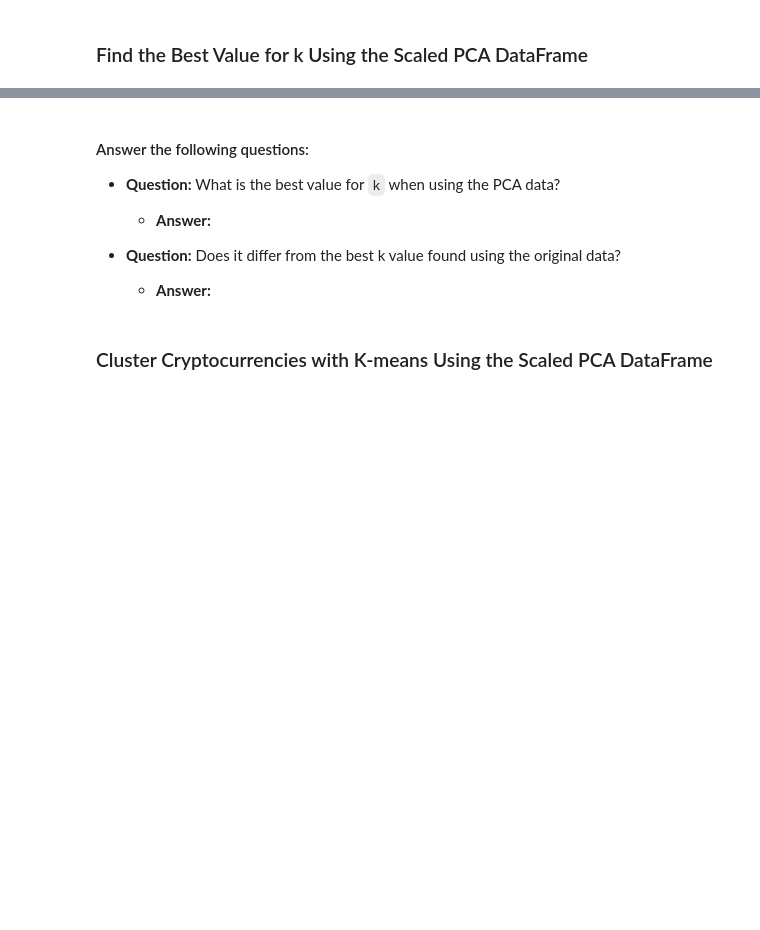
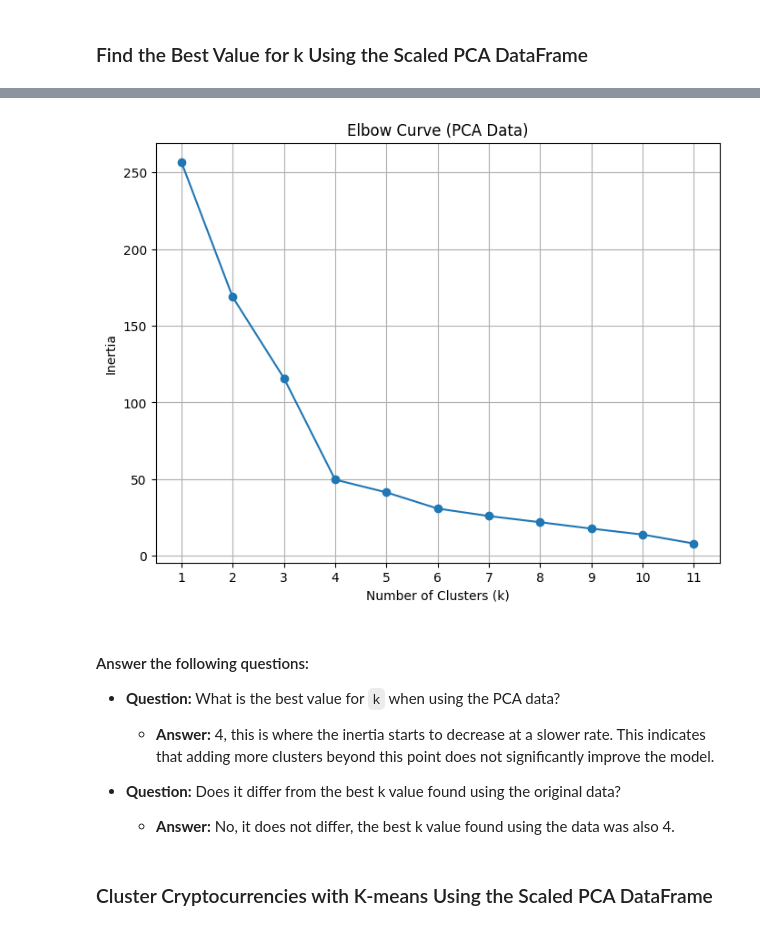
Before and after one commit to omomadcat/CryptoClustering, a Jupyter notebook: Crypto_Clustering.ipynb, the cells around one changed output, grey strips where cells are left out. Cells and saved outputs as stored; diff of their text form; code cells hidden in the pictures; blank space fills up the shorter version.

```diff
--- a/Crypto_Clustering.ipynb
+++ b/Crypto_Clustering.ipynb
@@ -300,3 +300,5 @@ df_pca_data.head()
 ### Find the Best Value for k Using the Scaled PCA DataFrame
 # %%
 # Create a list with the number of k-values from 1 to 11
+k_values_pca = list(range(1, 12))
+k_values_pca
@@ -303,9 +307,16 @@ df_pca_data.head()
 # %%
 # Create an empty list to store the inertia values
-
+inertia_values_pca = []
 
 # Create a for loop to compute the inertia with each possible value of k
-# Inside the loop:
-# 1. Create a KMeans model using the loop counter for the n_clusters
-# 2. Fit the model to the data using `df_market_data_pca`
-# 3. Append the model.inertia_ to the inertia list
+for k in k_values_pca:
+    # 1. Create a KMeans model using the loop counter for the n_clusters
+    kmeans_pca = KMeans(n_clusters=k, random_state=0)
+
+    # 2. Fit the model to the data using `df_pca_data`
+    kmeans_pca.fit(df_pca_data)
+
+    # 3. Append the model.inertia_ to the inertia list
+    inertia_values_pca.append(kmeans_pca.inertia_)
+
+inertia_values_pca
@@ -312,4 +335,10 @@ df_pca_data.head()
 # %%
 # Create a dictionary with the data to plot the Elbow curve
+elbow_data_pca = {
+    "k": k_values_pca,
+    "inertia": inertia_values_pca
+}
 
 # Create a DataFrame with the data to plot the Elbow curve
+df_elbow_pca = pd.DataFrame(elbow_data_pca)
+df_elbow_pca.head()
@@ -316,17 +352,27 @@ df_pca_data.head()
 # %%
 # Plot a line chart with all the inertia values computed with
 # the different values of k to visually identify the optimal value for k.
+plt.figure(figsize=(8, 6))
+plt.plot(df_elbow_pca['k'], df_elbow_pca['inertia'], marker='o', linestyle='-')
+plt.xlabel('Number of Clusters (k)')
+plt.ylabel('Inertia')
+plt.title('Elbow Curve (PCA Data)')
+plt.xticks(k_values_pca)
+plt.grid(True)
+plt.show()
+# %% [output]
+[figure, added]
 # %% [markdown]
 #### Answer the following questions:
 
 * **Question:** What is the best value for `k` when using the PCA data?
 
-  * **Answer:**
+  * **Answer:** 4, this is where the inertia starts to decrease at a slower rate. This indicates that adding more clusters beyond this point does not significantly improve the model.
 
 
 * **Question:** Does it differ from the best k value found using the original data?
 
-  * **Answer:**
+  * **Answer:** No, it does not differ, the best k value found using the data was also 4.
 # %% [markdown]
 ### Cluster Cryptocurrencies with K-means Using the Scaled PCA DataFrame
 # %%
```
Also changed, not shown: parts of 3 cells of this notebook.
